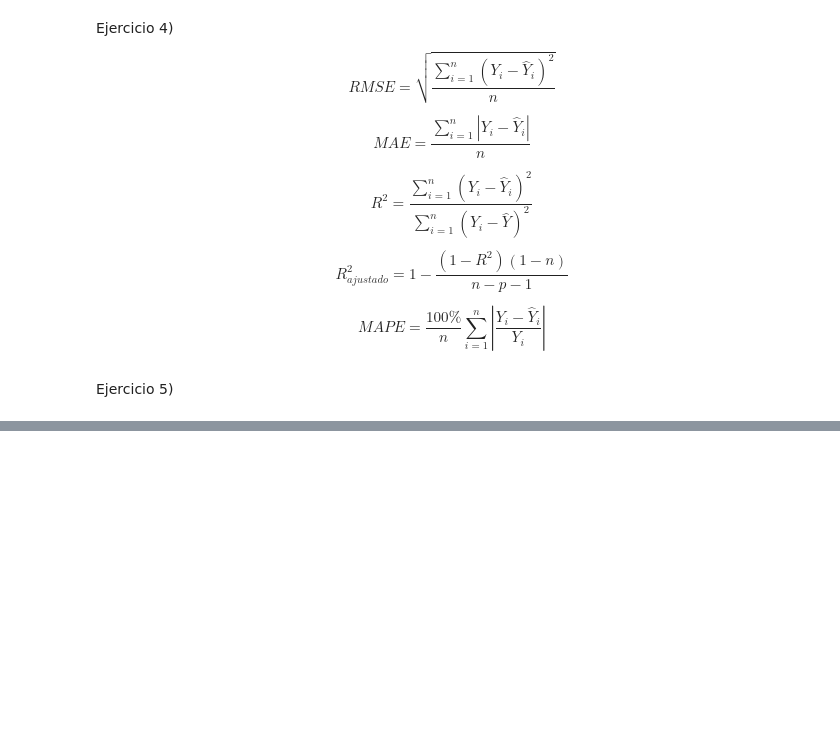
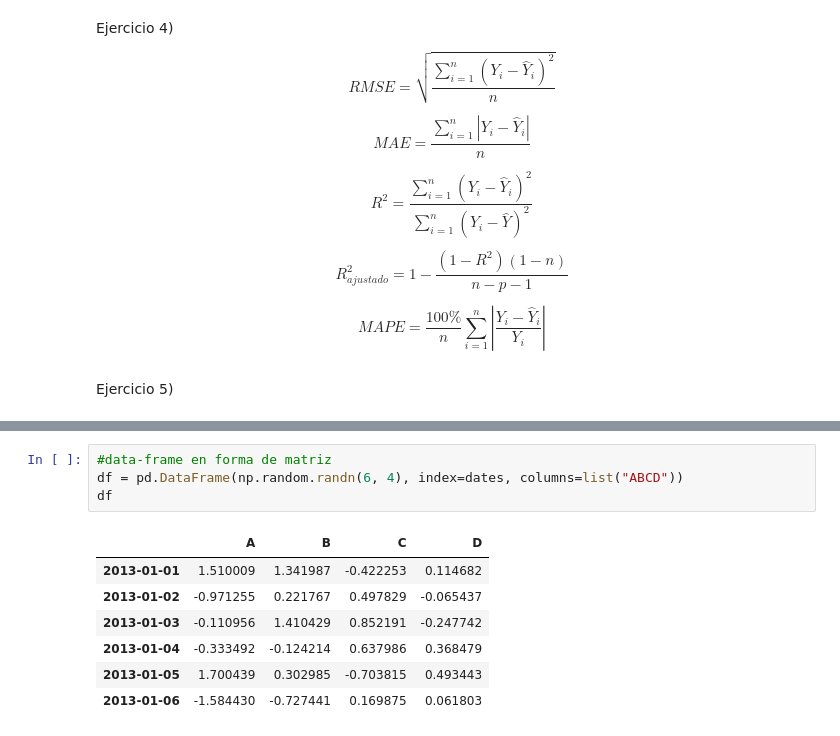
Before and after one commit to brian572xd/mineriaDatos, a Jupyter notebook: Untitled0.ipynb, the cells around one changed output, grey strips where cells are left out. Cells and saved outputs as stored; diff of their text form; blank space fills up the shorter version.

```diff
--- a/Untitled0.ipynb
+++ b/Untitled0.ipynb
@@ -769,0 +794,12 @@ Ejercicio 5)
+# %%
+#data-frame en forma de matriz
+df = pd.DataFrame(np.random.randn(6, 4), index=dates, columns=list("ABCD"))
+df
+# %% [output]
+|  | A | B | C | D |
+| 2013-01-01 | 1.510009 | 1.341987 | -0.422253 | 0.114682 |
+| 2013-01-02 | -0.971255 | 0.221767 | 0.497829 | -0.065437 |
+| 2013-01-03 | -0.110956 | 1.410429 | 0.852191 | -0.247742 |
+| 2013-01-04 | -0.333492 | -0.124214 | 0.637986 | 0.368479 |
+| 2013-01-05 | 1.700439 | 0.302985 | -0.703815 | 0.493443 |
+| 2013-01-06 | -1.584430 | -0.727441 | 0.169875 | 0.061803 |
```
Also changed, not shown: parts of 21 cells of this notebook.
